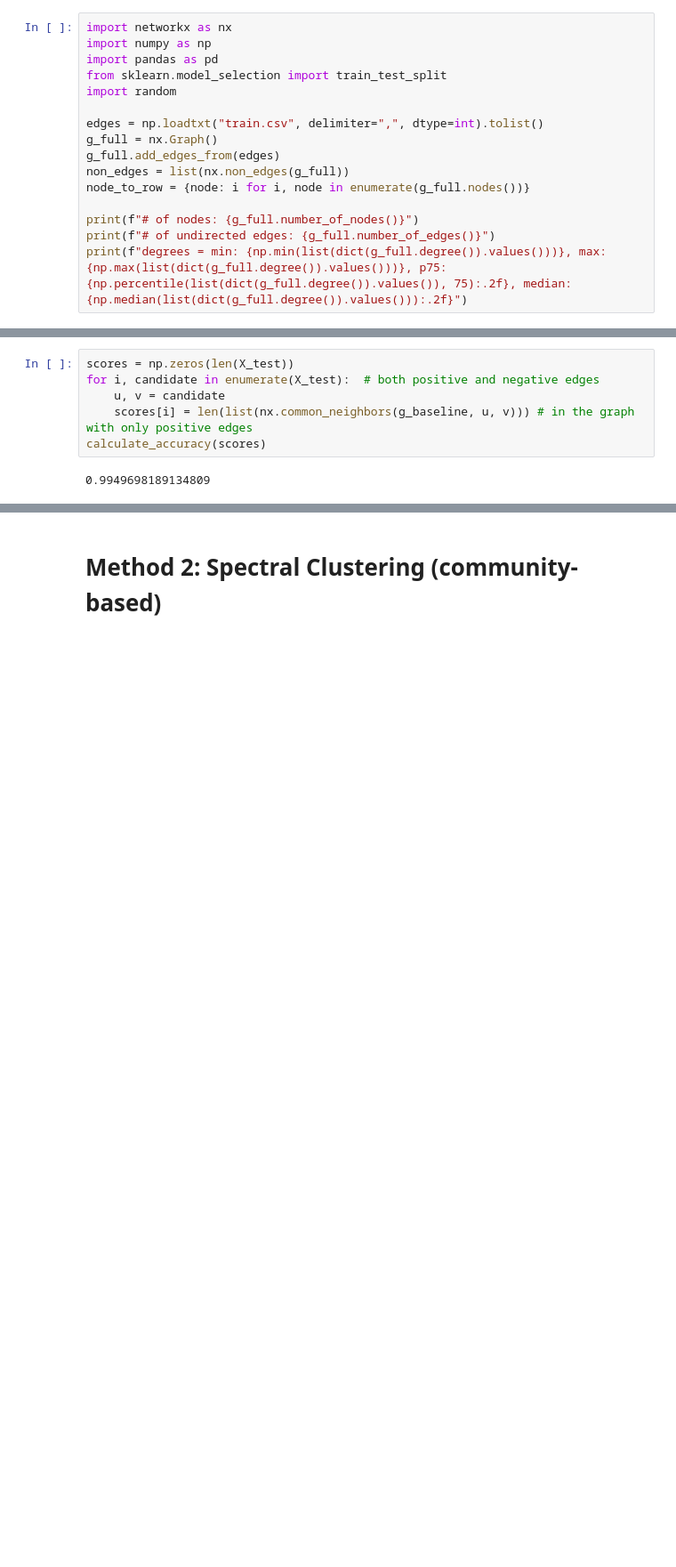
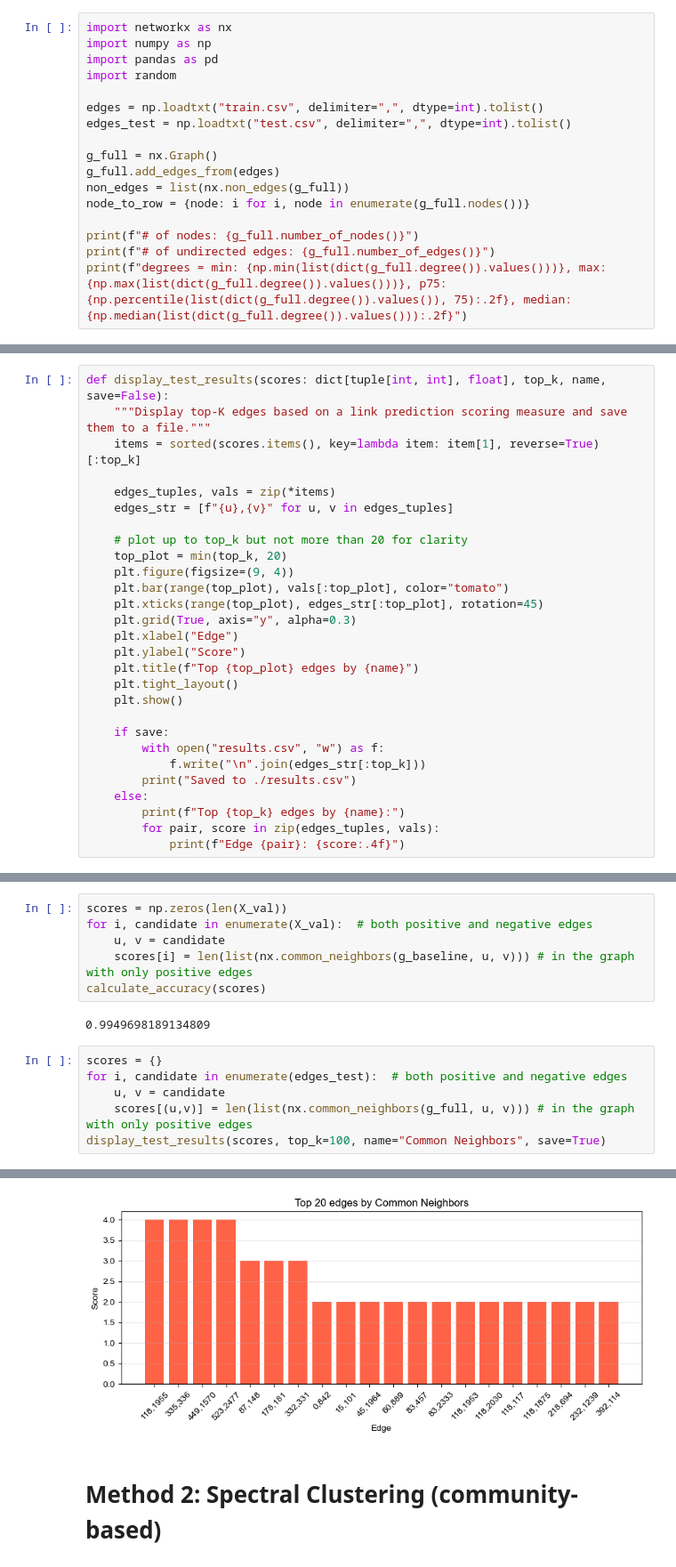
Before and after one commit to BalducciFrancesco/INFS7450-Social-Media-Analytics, a Jupyter notebook: p2_link_prediction/project.ipynb, the cells around one changed output, grey strips where cells are left out. Shown at 89% size. Saved outputs shown, nothing was run; the diff lists cells and outputs as text; blank space fills up the shorter version.

```diff
--- a/p2_link_prediction/project.ipynb
+++ b/p2_link_prediction/project.ipynb
@@ -5,10 +5,11 @@ Build edges, nodes, and adjacency list from the input file.
 import networkx as nx
 import numpy as np
 import pandas as pd
-from sklearn.model_selection import train_test_split
 import random
 
 edges = np.loadtxt("train.csv", delimiter=",", dtype=int).tolist()
+edges_test = np.loadtxt("test.csv", delimiter=",", dtype=int).tolist()
+
 g_full = nx.Graph()
 g_full.add_edges_from(edges)
 non_edges = list(nx.non_edges(g_full))
@@ -178,3 +161,31 @@ def calculate_accuracy(scores):
+# %%
+def display_test_results(scores: dict[tuple[int, int], float], top_k, name, save=False):
+    """Display top-K edges based on a link prediction scoring measure and save them to a file."""
+    items = sorted(scores.items(), key=lambda item: item[1], reverse=True)[:top_k]
+
+    edges_tuples, vals = zip(*items)
+    edges_str = [f"{u},{v}" for u, v in edges_tuples]
+
+    # plot up to top_k but not more than 20 for clarity
+    top_plot = min(top_k, 20)
+    plt.figure(figsize=(9, 4))
+    plt.bar(range(top_plot), vals[:top_plot], color="tomato")
+    plt.xticks(range(top_plot), edges_str[:top_plot], rotation=45)
+    plt.grid(True, axis="y", alpha=0.3)
+    plt.xlabel("Edge")
+    plt.ylabel("Score")
+    plt.title(f"Top {top_plot} edges by {name}")
+    plt.tight_layout()
+    plt.show()
+
+    if save:
+        with open("results.csv", "w") as f:
+            f.write("\n".join(edges_str[:top_k]))
+        print("Saved to ./results.csv")
+    else:
+        print(f"Top {top_k} edges by {name}:")
+        for pair, score in zip(edges_tuples, vals):
+            print(f"Edge {pair}: {score:.4f}")
 # %% [markdown]
 # Link prediction
 The idea is to create a **scoring function** $\sigma(x, y)$ that measures the **proximity** between two nodes.
@@ -355,10 +280,17 @@ So each node:
 # %% [markdown]
 ## Method 1: Common Neighbors (neighborhood-based)
 # %%
-scores = np.zeros(len(X_test))
-for i, candidate in enumerate(X_test):  # both positive and negative edges
+scores = np.zeros(len(X_val))
+for i, candidate in enumerate(X_val):  # both positive and negative edges
     u, v = candidate
     scores[i] = len(list(nx.common_neighbors(g_baseline, u, v))) # in the graph with only positive edges
 calculate_accuracy(scores)
 # %% [output]
 0.9949698189134809
+# %%
+scores = {}
+for i, candidate in enumerate(edges_test):  # both positive and negative edges
+    u, v = candidate
+    scores[(u,v)] = len(list(nx.common_neighbors(g_full, u, v))) # in the graph with only positive edges
+display_test_results(scores, top_k=100, name="Common Neighbors", save=True)
+# %% [output]
@@ -365,3 +298,4 @@ calculate_accuracy(scores)
+[figure, added]
 # %% [markdown]
 # Method 2: Spectral Clustering (community-based)
 # %%
```
Also changed, not shown: parts of 15 cells of this notebook, 8 other files.
